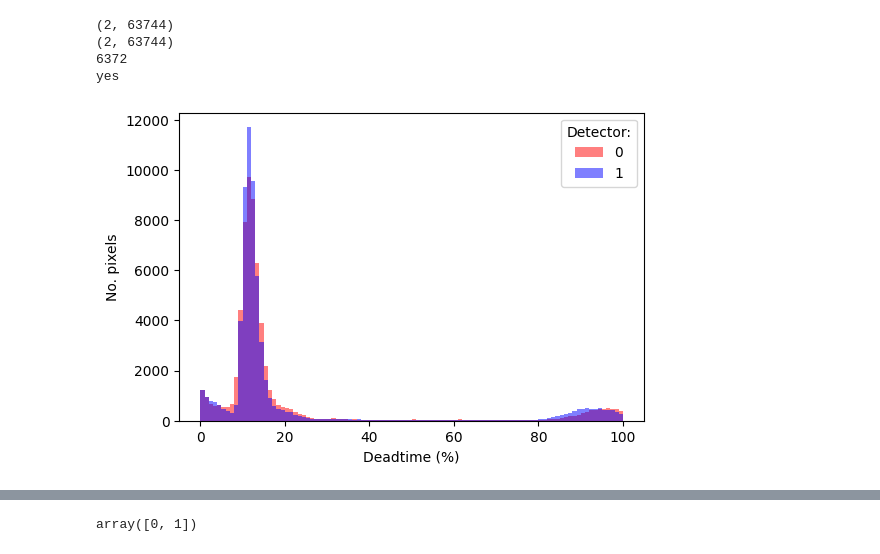
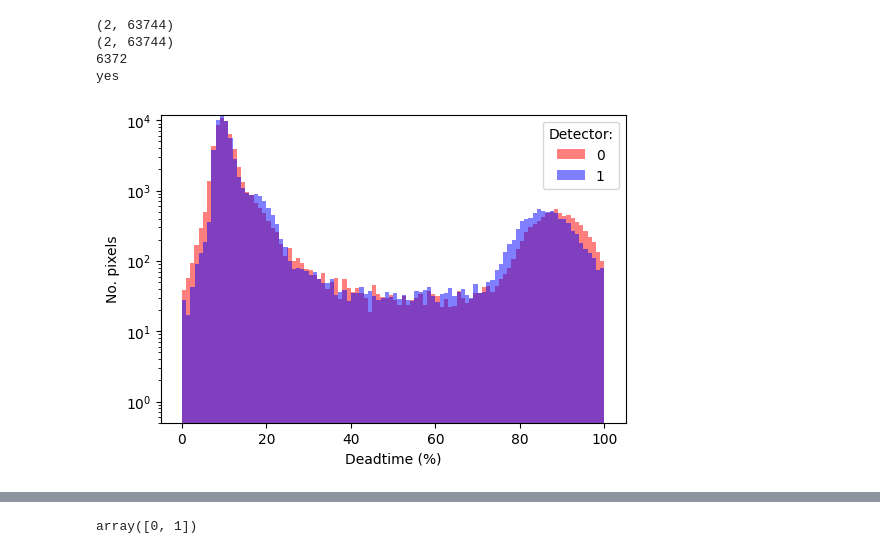
Before and after one commit to lachlanc61/ColourspecXFM, a Jupyter notebook: notebooks/deadtimes.ipynb, the cells around one changed output, grey strips where cells are left out. Cells and saved outputs as stored; diff of their text form; code cells hidden in the pictures.

```diff
--- a/notebooks/deadtimes.ipynb
+++ b/notebooks/deadtimes.ipynb
@@ -7,10 +7,10 @@ XDIM=256
 YDIM=249
 ndet = 2
 
-with codecs.open('/mnt/d/DATA/XFMDATA/2023/Lachlan/REFERENCE/IXRF_block_230120/repeat2/PXVALS/dt.txt') as fdt:
+with codecs.open('/mnt/d/DATA/XFMDATA/2023/Lachlan/REFERENCE/IXRF_block_230120/40-200/PXVALS/dt.txt') as fdt:
     dt = np.genfromtxt(fdt, delimiter=',')
 
-with codecs.open('/mnt/d/DATA/XFMDATA/2023/Lachlan/REFERENCE/IXRF_block_230120/repeat2/PXVALS/sum.txt') as fsum:
+with codecs.open('/mnt/d/DATA/XFMDATA/2023/Lachlan/REFERENCE/IXRF_block_230120/40-200/PXVALS/sum.txt') as fsum:
     sum = np.genfromtxt(fsum, delimiter=',')
 # %%
 print(dt.shape)
@@ -28,18 +28,21 @@ yes
 # %%
 fig = plt.figure(figsize=(6,4))
 
 ax = fig.add_subplot(111)
 
 i=0
+
+ax.set_yscale('log')
+ax.set_ylim(0.5,12000)
 
 ax.set_xlabel("Deadtime (%)")
 ax.set_ylabel("No. pixels")
 
 ax.hist(dt[0], 100, fc='red', alpha=0.5, label=f"{i}")
 ax.hist(dt[1], 100, fc=(0,0,1,0.5), label="1")
 
 ax.legend(loc=1, title="Detector:")
 
 plt.show()
 # %% [output]
-[figure, old version]
+[figure, new version]
```
Also changed, not shown: parts of 6 cells of this notebook, 2 other files.
